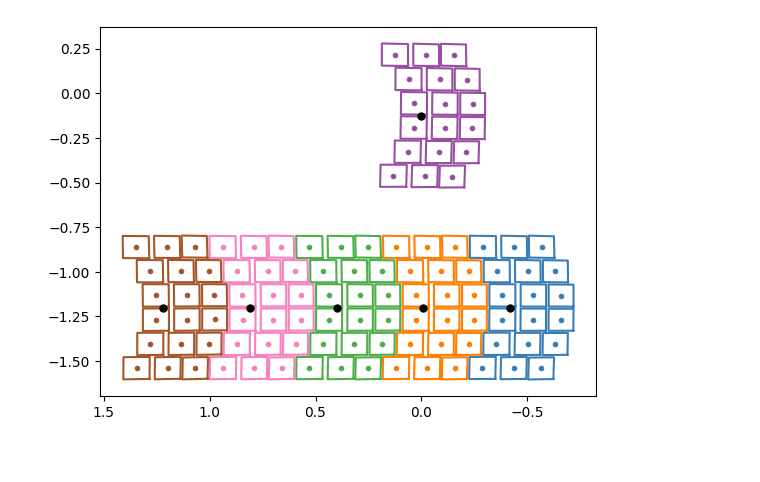
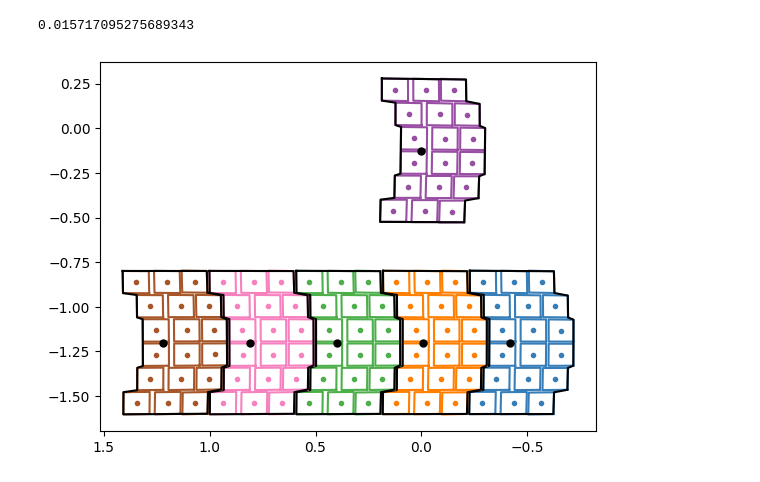
Before and after one commit to hustonm/mulens_rates, a Jupyter notebook: roman_sp_paper/fields.ipynb, the cells around one changed output. Saved outputs shown, nothing was run; the diff lists cells and outputs as text; code cells hidden in the pictures.

```diff
--- a/roman_sp_paper/fields.ipynb
+++ b/roman_sp_paper/fields.ipynb
@@ -11,3 +7,0 @@ import astropy.units as u
-# %%
-flds = np.loadtxt('field_centers_overguide.txt', skiprows=1)
-frds = SkyCoord(l=flds[:,0], b=flds[:,1], unit=u.deg, frame='galactic').transform_to('icrs')
@@ -24,30 +52,43 @@ roman_apertures = [f'WFI{i + 1:02}_FULL' for i in range(18)]
 # %%
-# Set the boresight position and roll angle
-cent_list = np.zeros((len(frds)*len(roman_apertures),2))
-field_list = []; chip_list = []
-k=0
-for i,frd in enumerate(frds):
-    boresight_ra = frd.ra.degree
-    boresight_dec = frd.dec.degree
-    pa_v3 = 90.75
-    att = attitude(wfi_cen.V2Ref, wfi_cen.V3Ref, boresight_ra, boresight_dec, pa_v3)
+def plot_fields(flds):
+    frds = SkyCoord(l=flds[:,0], b=flds[:,1], unit=u.deg, frame='galactic').transform_to('icrs')
+    # Set the boresight position and roll angle
+    cent_list = np.zeros((len(frds)*len(roman_apertures),2))
+    field_list = []; chip_list = []
+    k=0
+    for i,frd in enumerate(frds):
+        boresight_ra = frd.ra.degree
+        boresight_dec = frd.dec.degree
+        pa_v3 = 90.75
+        att = attitude(wfi_cen.V2Ref, wfi_cen.V3Ref, boresight_ra, boresight_dec, pa_v3)
 
-    for j,rap in enumerate(roman_apertures):
-        wfi_ap = rsiaf[rap]
-        wfi_ap.set_attitude_matrix(att)
-        ra,dec = wfi_ap.closed_polygon_points('sky')
-        lb = SkyCoord(ra=ra, dec=dec, unit=u.deg, frame='icrs').transform_to('galactic')
-        mid_l = np.mean((lb.l.degree-360*(lb.l.degree>180))[:-1])
-        mid_b = np.mean(lb.b.degree[:-1])
-        cent_list[k]=[np.round(mid_l,3), np.round(mid_b,3)]
-        field_list.append(i), chip_list.append(j)
-        plt.plot(lb.l.degree-360*(lb.l.degree>180),lb.b.degree,c=ccyc[i])
-        plt.plot(mid_l,mid_b, '.', c=ccyc[i])
-        k+=1
-    wfi_cen.set_attitude_matrix(att)
-    radec = wfi_cen.idl_to_sky(0, 0)
-    lb = SkyCoord(ra=radec[0],dec=radec[1], unit=u.deg, frame='icrs').transform_to('galactic')
-    plt.plot(lb.l.degree-360*(lb.l.degree>180), lb.b.degree, 'k.', markersize=10)
-plt.gca().invert_xaxis()
+        for j,rap in enumerate(roman_apertures):
+            wfi_ap = rsiaf[rap]
+            wfi_ap.set_attitude_matrix(att)
+            ra,dec = wfi_ap.closed_polygon_points('sky')
+            lb = SkyCoord(ra=ra, dec=dec, unit=u.deg, frame='icrs').transform_to('galactic')
+            mid_l = np.mean((lb.l.degree-360*(lb.l.degree>180))[:-1])
+            mid_b = np.mean(lb.b.degree[:-1])
+            cent_list[k]=[np.round(mid_l,3), np.round(mid_b,3)]
+            field_list.append(i+1), chip_list.append(j+1)
+            plt.plot(lb.l.degree-360*(lb.l.degree>180),lb.b.degree,c=ccyc[i])
+            plt.plot(mid_l,mid_b, '.', c=ccyc[i])
+            if i==5 and j==0:
+                print((max(lb.l.degree-360*(lb.l.degree>180))-min(lb.l.degree-360*(lb.l.degree>180)))*(max(lb.b.degree)-min(lb.b.degree)))
+            k+=1
+        wfi_cen.set_attitude_matrix(att)
+        radec = wfi_cen.idl_to_sky(0, 0)
+        lb = SkyCoord(ra=radec[0],dec=radec[1], unit=u.deg, frame='icrs').transform_to('galactic')
+        plt.plot(*compile_edges(lb.l.degree, lb.b.degree, pa_v3), c='k')
+        plt.plot(lb.l.degree-360*(lb.l.degree>180), lb.b.degree, 'k.', markersize=10)
+    plt.gca().invert_xaxis()
+
+    df = pd.DataFrame({'Nfield': field_list,
+                   'Nchip': chip_list,
+                   'l': cent_list[:,0],
+                   'b': cent_list[:,1]})
+    return df
+df = plot_fields(np.loadtxt('field_centers_overguide.txt', skiprows=1))
 # %% [output]
+0.015717095275689343
-[figure, old version]
+[figure, new version]
```
Also changed, not shown: parts of 6 cells of this notebook, 3 other files.
